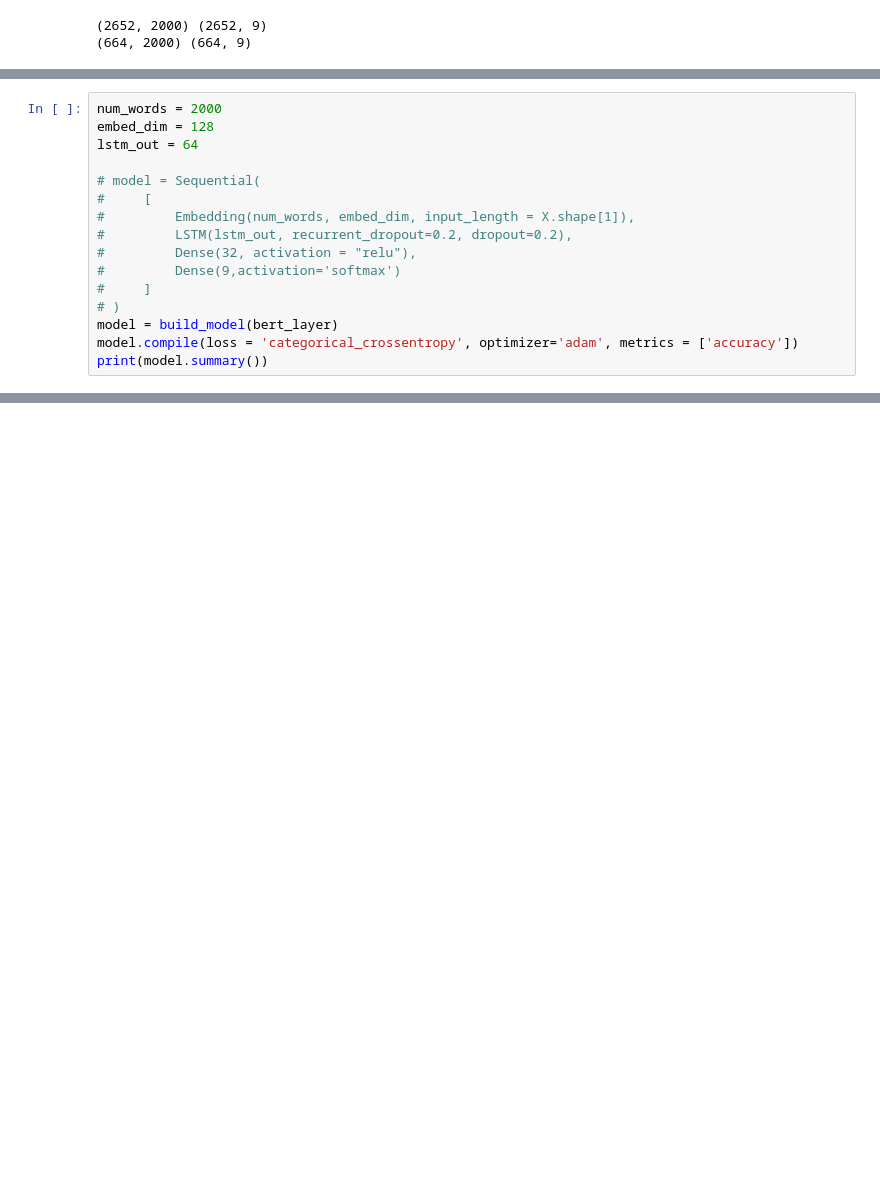
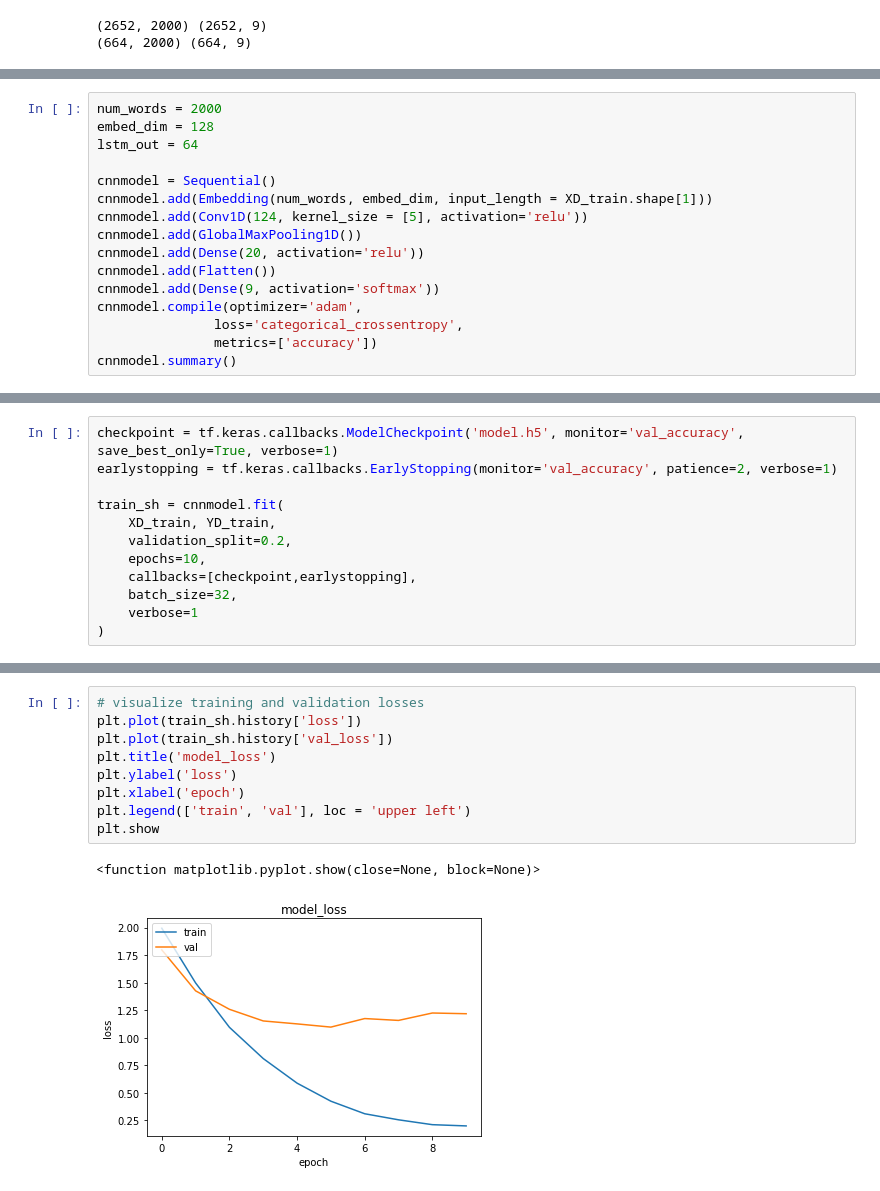
Before and after one commit to Chabname/RAPMC, a Jupyter notebook: notebook/stat.ipynb, the cells around one changed output, grey strips where cells are left out. Saved outputs shown, nothing was run; the diff lists cells and outputs as text; blank space fills up the shorter version.

```diff
--- a/notebook/stat.ipynb
+++ b/notebook/stat.ipynb
@@ -249,15 +208,15 @@ num_words = 2000
 embed_dim = 128
 lstm_out = 64
 
-# model = Sequential(
-#     [
-#         Embedding(num_words, embed_dim, input_length = X.shape[1]),
-#         LSTM(lstm_out, recurrent_dropout=0.2, dropout=0.2),
-#         Dense(32, activation = "relu"),
-#         Dense(9,activation='softmax')
-#     ]
-# )
-model = build_model(bert_layer)
-model.compile(loss = 'categorical_crossentropy', optimizer='adam', metrics = ['accuracy'])
-print(model.summary())
+cnnmodel = Sequential()
+cnnmodel.add(Embedding(num_words, embed_dim, input_length = XD_train.shape[1]))
+cnnmodel.add(Conv1D(124, kernel_size = [5], activation='relu'))
+cnnmodel.add(GlobalMaxPooling1D())
+cnnmodel.add(Dense(20, activation='relu'))
+cnnmodel.add(Flatten())
+cnnmodel.add(Dense(9, activation='softmax'))
+cnnmodel.compile(optimizer='adam',
+               loss='categorical_crossentropy',
+               metrics=['accuracy'])
+cnnmodel.summary()
 # %% [output]
@@ -280,0 +243,12 @@ None
+# %%
+checkpoint = tf.keras.callbacks.ModelCheckpoint('model.h5', monitor='val_accuracy', save_best_only=True, verbose=1)
+earlystopping = tf.keras.callbacks.EarlyStopping(monitor='val_accuracy', patience=2, verbose=1)
+
+train_sh = cnnmodel.fit(
+    XD_train, YD_train,
+    validation_split=0.2,
+    epochs=10,
+    callbacks=[checkpoint,earlystopping],
+    batch_size=32,
+    verbose=1
+)
@@ -280,0 +273,12 @@ None
+# %%
+# visualize training and validation losses
+plt.plot(train_sh.history['loss'])
+plt.plot(train_sh.history['val_loss'])
+plt.title('model_loss')
+plt.ylabel('loss')
+plt.xlabel('epoch')
+plt.legend(['train', 'val'], loc = 'upper left')
+plt.show
+# %% [output]
+<function matplotlib.pyplot.show(close=None, block=None)>
+[figure, added]
```
Also changed, not shown: parts of 31 cells of this notebook, 3 other files.
